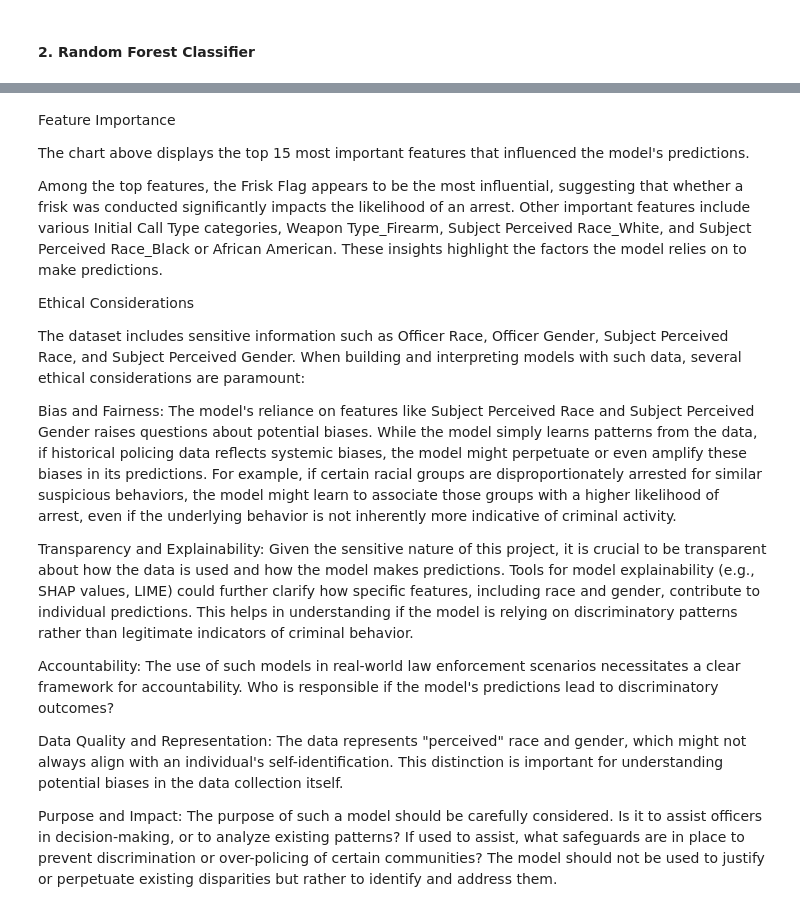
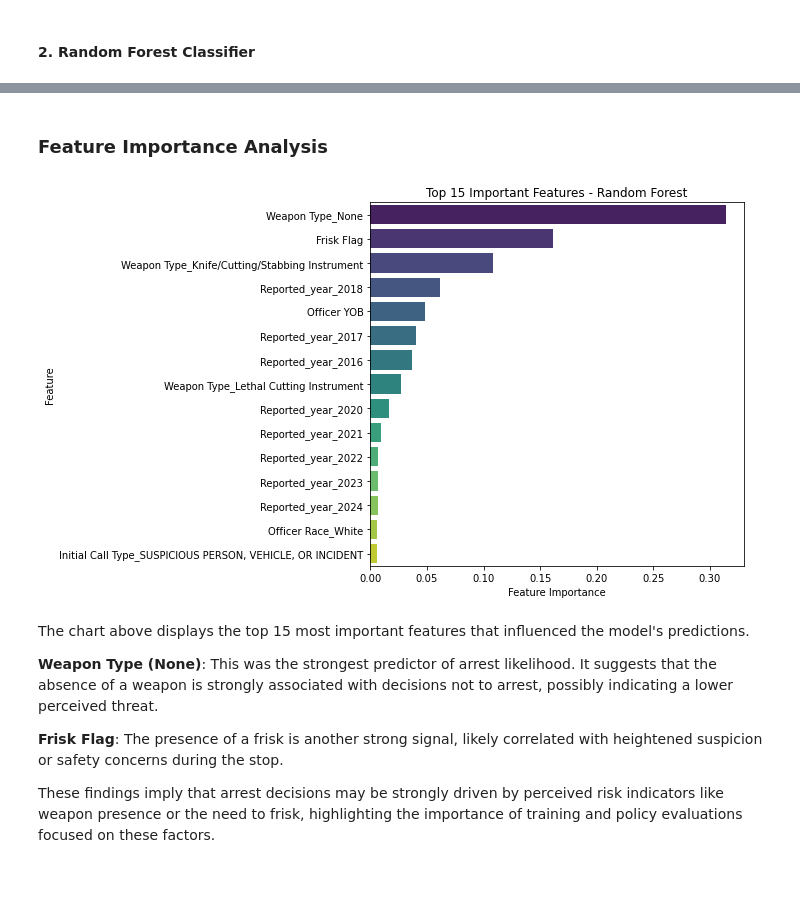
Before and after one commit to oomollo/Terry_Stops_Predictions, a Jupyter notebook: terry_stops_prediction.ipynb, the cells around one changed output, grey strips where cells are left out. Saved outputs shown, nothing was run; the diff lists cells and outputs as text; code cells hidden in the pictures; blank space fills up the shorter version.

```diff
--- a/terry_stops_prediction.ipynb
+++ b/terry_stops_prediction.ipynb
@@ -362,6 +362,23 @@ After SMOTE: Counter({0: 13898, 1: 13898})
 
 
 To ensure that each feature contributes equally to the model.
+# %%
+# Separate numeric and categorical columns
+categorical_columns = X.select_dtypes(include='uint8').columns  # One-hot encoded
+numerical_columns = X.drop(categorical_columns, axis=1).columns
+
+# Initialize StandardScaler
+scaler = StandardScaler()
+
+# fit only numerical columns
+X_train_scaled = scaler.fit_transform(X_train[numerical_columns])
+X_train_scaled_resampled = scaler.transform(X_train_resampled[numerical_columns])
+X_test_scaled = scaler.transform(X_test[numerical_columns])
+
+# Combine the scaled numerical columns and categoricalcolumns into one dataframe
+X_train_scaled = pd.concat([pd.DataFrame(X_train_scaled, columns=numerical_columns), X_train[categorical_columns].reset_index(drop=True)], axis=1)
+X_train_scaled_resampled = pd.concat([pd.DataFrame(X_train_scaled_resampled, columns=numerical_columns), X_train_resampled[categorical_columns].reset_index(drop=True)], axis=1)
+X_test_scaled = pd.concat([pd.DataFrame(X_test_scaled, columns=numerical_columns), X_test[categorical_columns].reset_index(drop=True)], axis=1)
 # %% [markdown]
 3.4  Modelling and Evaluation
 
@@ -485,20 +552,33 @@ plt.show()
+# %% [markdown]
+### Feature Importance Analysis
+# %%
+# Get feature importances from the trained Random Forest model
+importances = rf_model.feature_importances_
+
+# Create a DataFrame for visualization
+feature_importance_rf = pd.DataFrame({
+    'Feature': X_train_scaled_resampled.columns,
+    'Importance': importances
+}).sort_values(by='Importance', ascending=False)
+
+# Plot top N features
+top_n = 15
+plt.figure(figsize=(10, 6))
+sns.barplot(x='Importance', y='Feature', data=feature_importance_rf.head(top_n), palette='viridis')
+plt.title(f"Top {top_n} Important Features - Random Forest")
+plt.xlabel("Feature Importance")
+plt.ylabel("Feature")
+plt.tight_layout()
+plt.show()
+# %% [output]
+[figure, added]
 # %% [markdown]
-Feature Importance
+
 
 The chart above displays the top 15 most important features that influenced the model's predictions.
 
-Among the top features, the Frisk Flag appears to be the most influential, suggesting that whether a frisk was conducted significantly impacts the likelihood of an arrest. Other important features include various Initial Call Type categories, Weapon Type_Firearm, Subject Perceived Race_White, and Subject Perceived Race_Black or African American. These insights highlight the factors the model relies on to make predictions.
+**Weapon Type (None)**: This was the strongest predictor of arrest likelihood. It suggests that the absence of a weapon is strongly associated with decisions not to arrest, possibly indicating a lower perceived threat.
 
-Ethical Considerations
+**Frisk Flag**: The presence of a frisk is another strong signal, likely correlated with heightened suspicion or safety concerns during the stop.
 
-The dataset includes sensitive information such as Officer Race, Officer Gender, Subject Perceived Race, and Subject Perceived Gender. When building and interpreting models with such data, several ethical considerations are paramount:
-
-Bias and Fairness: The model's reliance on features like Subject Perceived Race and Subject Perceived Gender raises questions about potential biases. While the model simply learns patterns from the data, if historical policing data reflects systemic biases, the model might perpetuate or even amplify these biases in its predictions. For example, if certain racial groups are disproportionately arrested for similar suspicious behaviors, the model might learn to associate those groups with a higher likelihood of arrest, even if the underlying behavior is not inherently more indicative of criminal activity.
-
-Transparency and Explainability: Given the sensitive nature of this project, it is crucial to be transparent about how the data is used and how the model makes predictions. Tools for model explainability (e.g., SHAP values, LIME) could further clarify how specific features, including race and gender, contribute to individual predictions. This helps in understanding if the model is relying on discriminatory patterns rather than legitimate indicators of criminal behavior.
-
-Accountability: The use of such models in real-world law enforcement scenarios necessitates a clear framework for accountability. Who is responsible if the model's predictions lead to discriminatory outcomes?
-
-Data Quality and Representation: The data represents "perceived" race and gender, which might not always align with an individual's self-identification. This distinction is important for understanding potential biases in the data collection itself.
-
-Purpose and Impact: The purpose of such a model should be carefully considered. Is it to assist officers in decision-making, or to analyze existing patterns? If used to assist, what safeguards are in place to prevent discrimination or over-policing of certain communities? The model should not be used to justify or perpetuate existing disparities but rather to identify and address them.
+These findings imply that arrest decisions may be strongly driven by perceived risk indicators like weapon presence or the need to frisk, highlighting the importance of training and policy evaluations focused on these factors.
```
Also changed, not shown: parts of 22 cells of this notebook, 5 other files.
